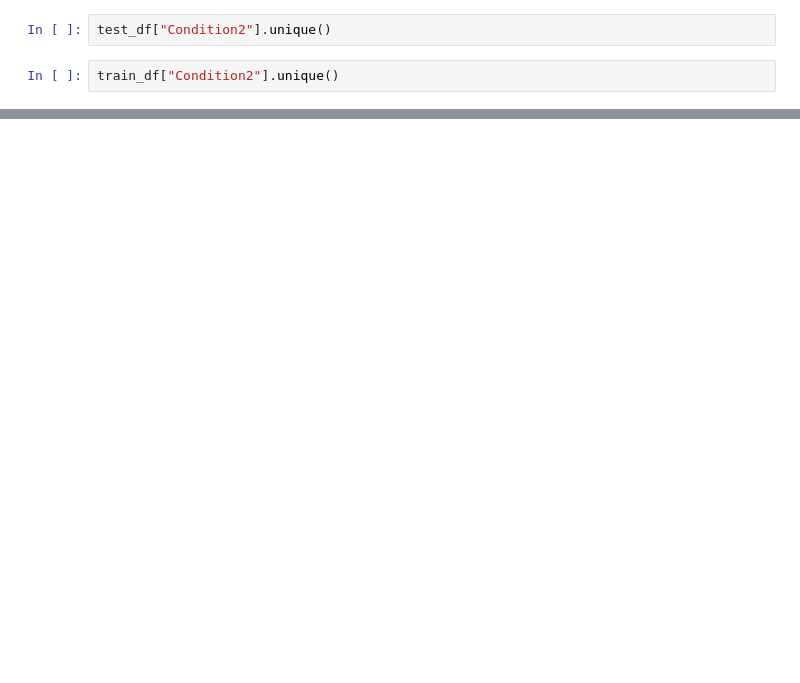
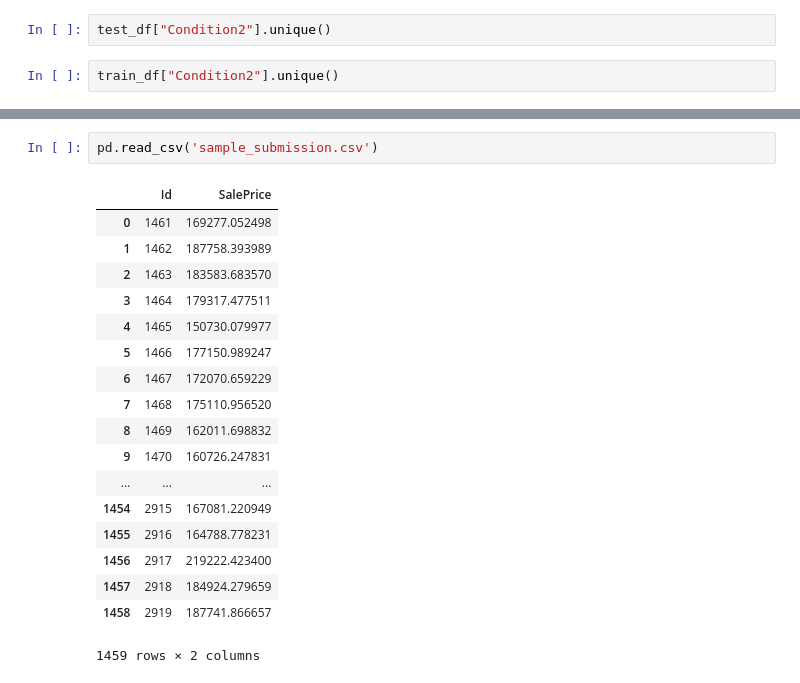
Before and after one commit to bzmull/housing_prices_predictor, a Jupyter notebook: bens_notebook.ipynb, the cells around one changed output, grey strips where cells are left out. Cells and saved outputs as stored; diff of their text form; blank space fills up the shorter version.

Commit message:
submission file and sample submission

```diff
--- a/bens_notebook.ipynb
+++ b/bens_notebook.ipynb
@@ -53,0 +122,21 @@ train_df["Condition2"].unique()
+# %%
+pd.read_csv('sample_submission.csv')
+# %% [output]
+|  | Id | SalePrice |
+| 0 | 1461 | 169277.052498 |
+| 1 | 1462 | 187758.393989 |
+| 2 | 1463 | 183583.683570 |
+| 3 | 1464 | 179317.477511 |
+| 4 | 1465 | 150730.079977 |
+| 5 | 1466 | 177150.989247 |
+| 6 | 1467 | 172070.659229 |
+| 7 | 1468 | 175110.956520 |
+| 8 | 1469 | 162011.698832 |
+| 9 | 1470 | 160726.247831 |
+| ... | ... | ... |
+| 1454 | 2915 | 167081.220949 |
+| 1455 | 2916 | 164788.778231 |
+| 1456 | 2917 | 219222.423400 |
+| 1457 | 2918 | 184924.279659 |
+| 1458 | 2919 | 187741.866657 |
+1459 rows × 2 columns
```
Also changed, not shown: parts of 10 cells of this notebook, 2 other files.
